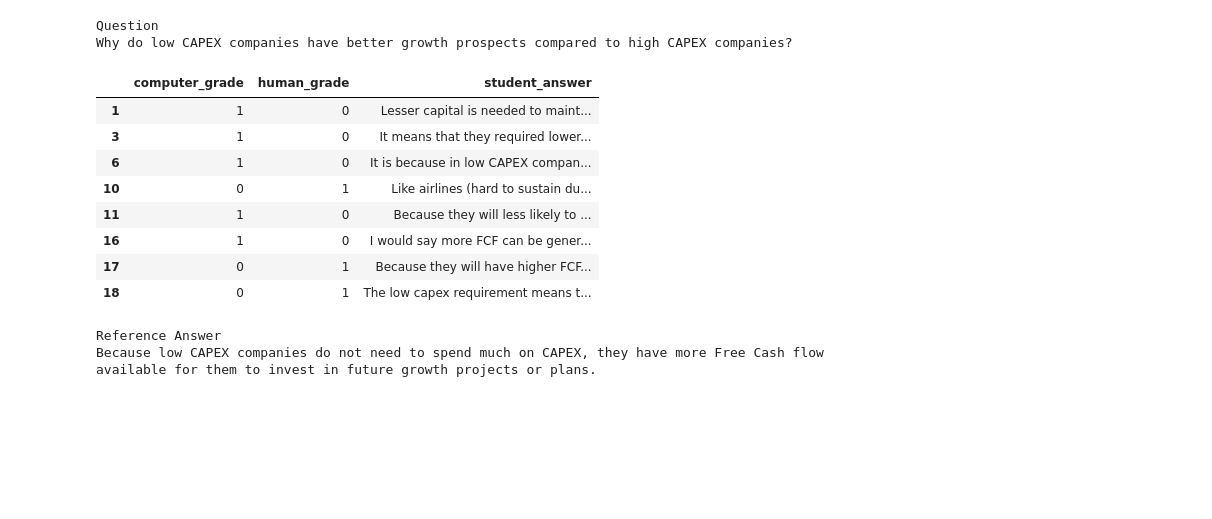
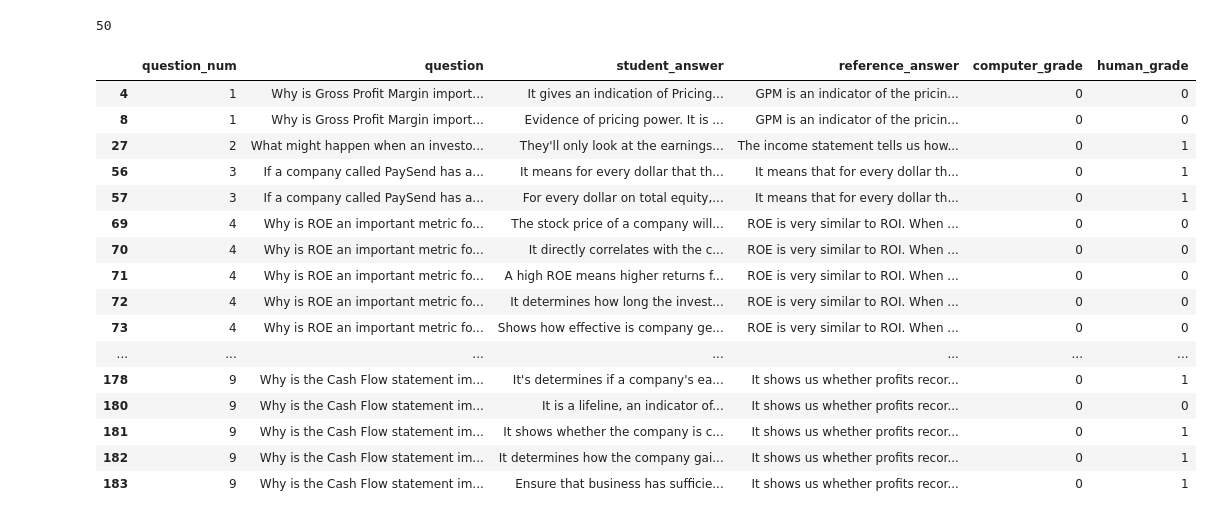
Before and after one commit to soohmatthew/FAQ-matching, a Jupyter notebook: TestingASAG.ipynb, the cells around one changed output. Saved outputs shown, nothing was run; the diff lists cells and outputs as text; code cells hidden in the pictures; blank space fills up the shorter version.

```diff
--- a/TestingASAG.ipynb
+++ b/TestingASAG.ipynb
@@ -66,33 +83,48 @@ Recall:  0.5865384615384616
 # %%
-q = 6
-print('Question')
-print(gim_questions[q],'\n')
+# q = 6
+# print('Question')
+# print(gim_questions[q],'\n')
 
 df = []
-for idx, score in enumerate((y_pred[:,1])[22*q:22*(q+1)]):
-    row = dict(
-        computer_grade = 1 if score>0.375 else 0,
-        human_grade = y_truth[22*q:22*(q+1)][idx],
-        student_answer = gim_student_answers[q][idx]
-    )
-    df.append(row)
+
+for q in range(9):
+    for idx, score in enumerate((y_pred[:,1])[22*q:22*(q+1)]):
+        row = dict(
+            question_num = q+1,
+            question = gim_questions[q],
+            student_answer = gim_student_answers[q][idx],
+            reference_answer = gim_reference_answers[q],
+            computer_score = score,
+            computer_grade = 1 if score>0.375 else 0,
+            human_grade = y_truth[22*q:22*(q+1)][idx]
+        )
+        df.append(row)
 
 df = pd.DataFrame(df)
-display(df[df.computer_grade != df.human_grade])
-
-print('\nReference Answer')
-print(gim_reference_answers[q])
+df.to_excel('Marked_Scripts.xlsx')
+# print('\nReference Answer')
+# print()
-# %% [output]
-Question
-Why do low CAPEX companies have better growth prospects compared to high CAPEX companies?
-|  | computer_grade | human_grade | student_answer |
-| 1 | 1 | 0 | Lesser capital is needed to maint... |
-| 3 | 1 | 0 | It means that they required lower... |
-| 6 | 1 | 0 | It is because in low CAPEX compan... |
-| 10 | 0 | 1 | Like airlines (hard to sustain du... |
-| 11 | 1 | 0 | Because they will less likely to ... |
-| 16 | 1 | 0 | I would say more FCF can be gener... |
-| 17 | 0 | 1 | Because they will have higher FCF... |
-| 18 | 0 | 1 | The low capex requirement means t... |
-Reference Answer
-Because low CAPEX companies do not need to spend much on CAPEX, they have more Free Cash flow available for them to invest in future growth projects or plans.
+# %%
+(df.computer_grade == 0).sum()
+# %% [output]
+50
+# %%
+df[df.computer_grade == 0]
+# %% [output]
+|  | question_num | question | student_answer | reference_answer | computer_grade | human_grade |
+| 4 | 1 | Why is Gross Profit Margin import... | It gives an indication of Pricing... | GPM is an indicator of the pricin... | 0 | 0 |
+| 8 | 1 | Why is Gross Profit Margin import... | Evidence of pricing power. It is ... | GPM is an indicator of the pricin... | 0 | 0 |
+| 27 | 2 | What might happen when an investo... | They'll only look at the earnings... | The income statement tells us how... | 0 | 1 |
+| 56 | 3 | If a company called PaySend has a... | It means for every dollar that th... | It means that for every dollar th... | 0 | 1 |
+| 57 | 3 | If a company called PaySend has a... | For every dollar on total equity,... | It means that for every dollar th... | 0 | 1 |
+| 69 | 4 | Why is ROE an important metric fo... | The stock price of a company will... | ROE is very similar to ROI. When ... | 0 | 0 |
+| 70 | 4 | Why is ROE an important metric fo... | It directly correlates with the c... | ROE is very similar to ROI. When ... | 0 | 0 |
+| 71 | 4 | Why is ROE an important metric fo... | A high ROE means higher returns f... | ROE is very similar to ROI. When ... | 0 | 0 |
+| 72 | 4 | Why is ROE an important metric fo... | It determines how long the invest... | ROE is very similar to ROI. When ... | 0 | 0 |
+| 73 | 4 | Why is ROE an important metric fo... | Shows how effective is company ge... | ROE is very similar to ROI. When ... | 0 | 0 |
+| ... | ... | ... | ... | ... | ... | ... |
+| 178 | 9 | Why is the Cash Flow statement im... | It's determines if a company's ea... | It shows us whether profits recor... | 0 | 1 |
+| 180 | 9 | Why is the Cash Flow statement im... | It is a lifeline, an indicator of... | It shows us whether profits recor... | 0 | 0 |
+| 181 | 9 | Why is the Cash Flow statement im... | It shows whether the company is c... | It shows us whether profits recor... | 0 | 1 |
+| 182 | 9 | Why is the Cash Flow statement im... | It determines how the company gai... | It shows us whether profits recor... | 0 | 1 |
+| 183 | 9 | Why is the Cash Flow statement im... | Ensure that business has sufficie... | It shows us whether profits recor... | 0 | 1 |
```
Also changed, not shown: parts of 9 cells of this notebook, 1 other file.
